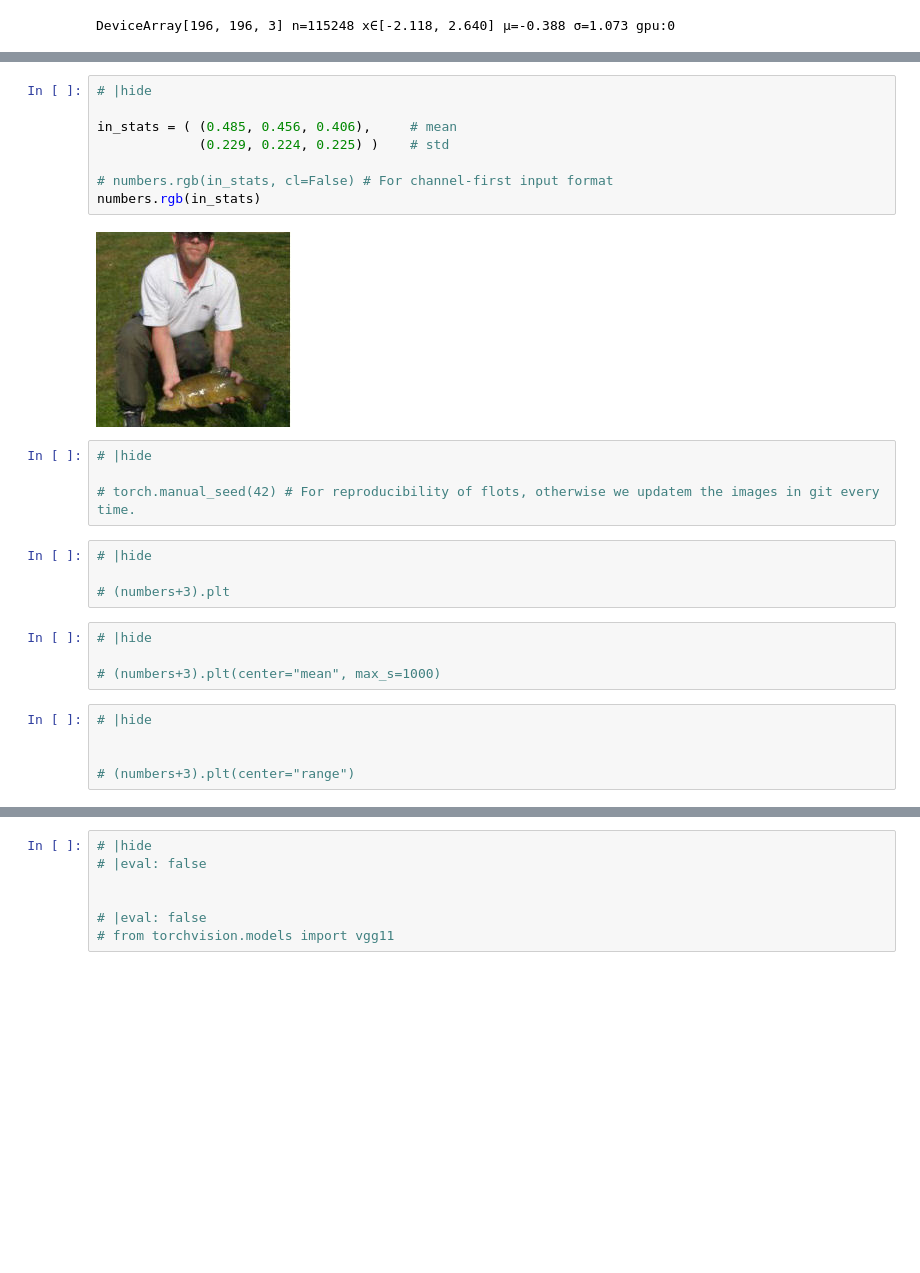
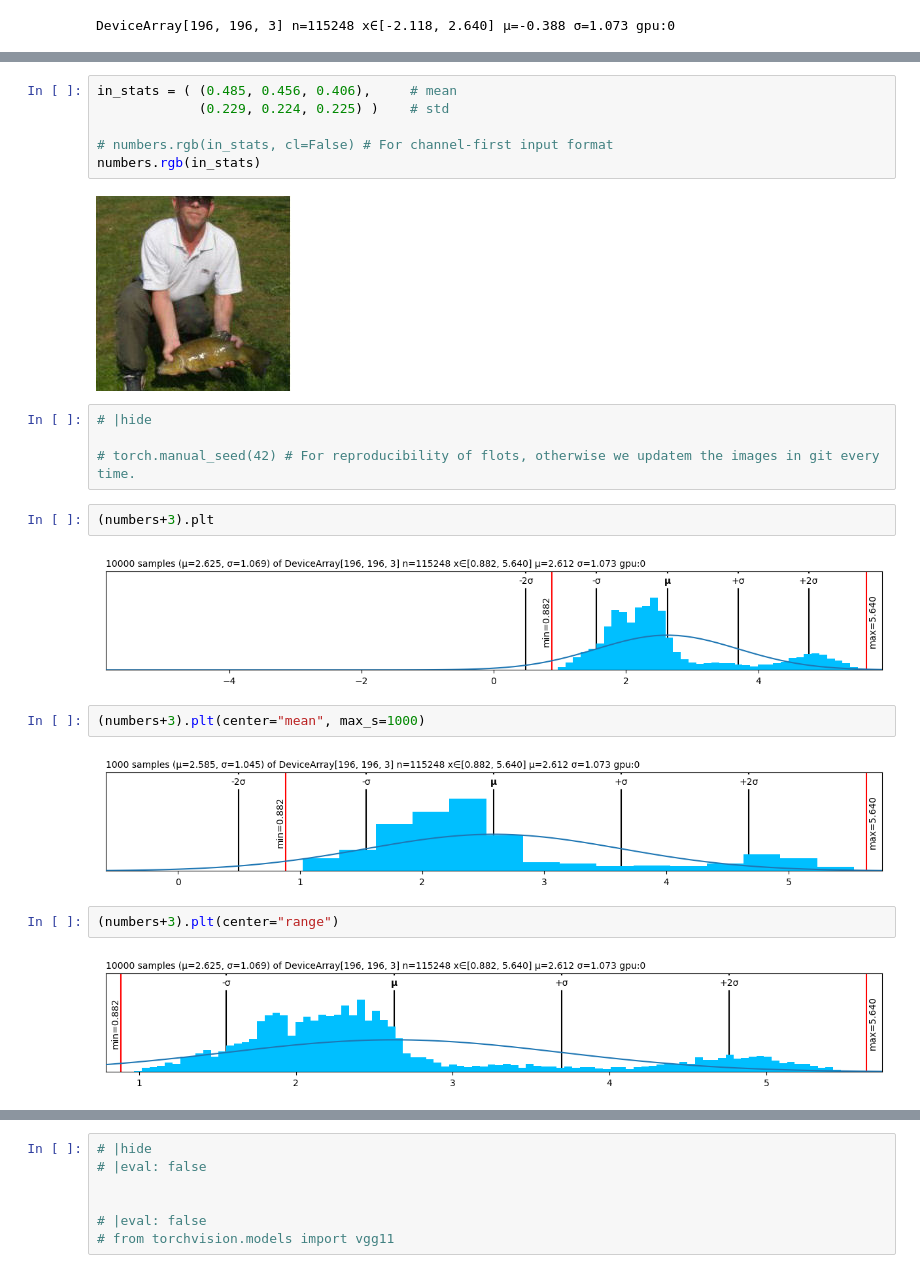
Before and after one commit to xl0/lovely-jax, a Jupyter notebook: nbs/index.ipynb, the cells around one changed output, grey strips where cells are left out. Cells and saved outputs as stored; diff of their text form; blank space fills up the shorter version.

```diff
--- a/nbs/index.ipynb
+++ b/nbs/index.ipynb
@@ -187,6 +185,4 @@ numbers.rgb
 # %%
-# |hide
-
 in_stats = ( (0.485, 0.456, 0.406),     # mean
              (0.229, 0.224, 0.225) )    # std
 
@@ -199,16 +195,15 @@ numbers.rgb(in_stats)
 
 # torch.manual_seed(42) # For reproducibility of flots, otherwise we updatem the images in git every time.
 # %%
-# |hide
-
-# (numbers+3).plt
+(numbers+3).plt
+# %% [output]
+[figure, added]
 # %%
-# |hide
-
-# (numbers+3).plt(center="mean", max_s=1000)
+(numbers+3).plt(center="mean", max_s=1000)
+# %% [output]
+[figure, added]
 # %%
-# |hide
-
-
-# (numbers+3).plt(center="range")
+(numbers+3).plt(center="range")
+# %% [output]
+[figure, added]
 # %%
```
Also changed, not shown: parts of 8 cells of this notebook, 17 other files.
